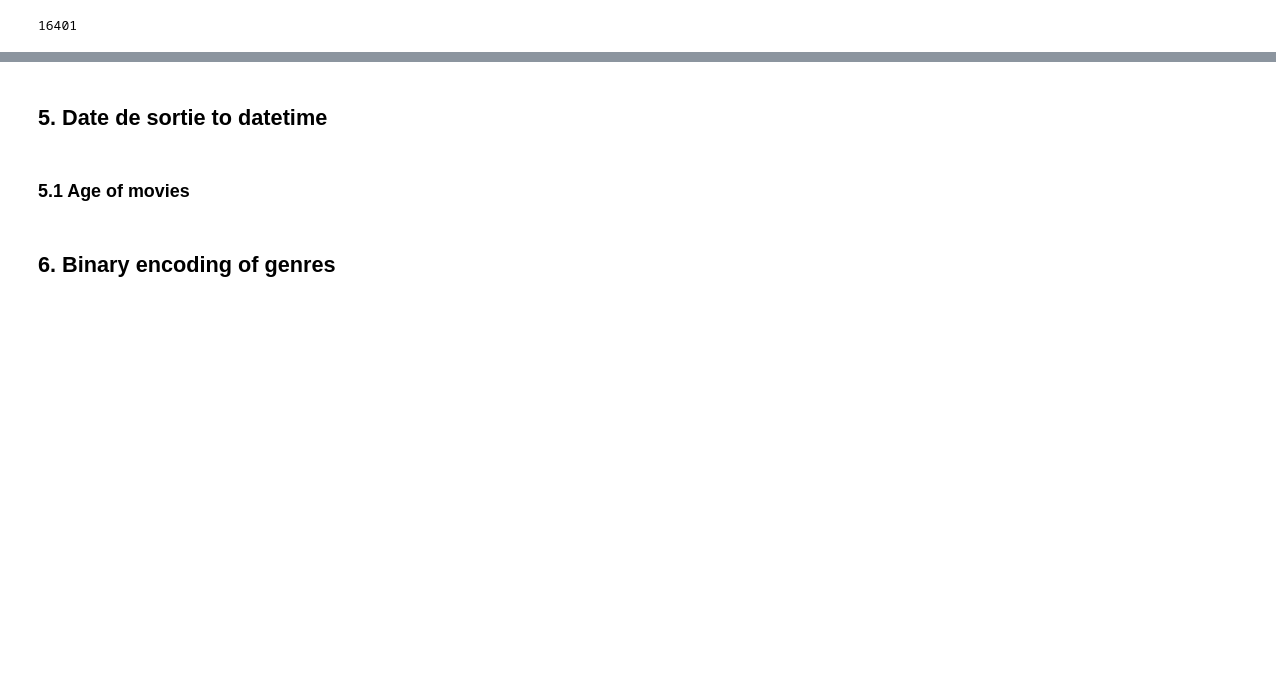
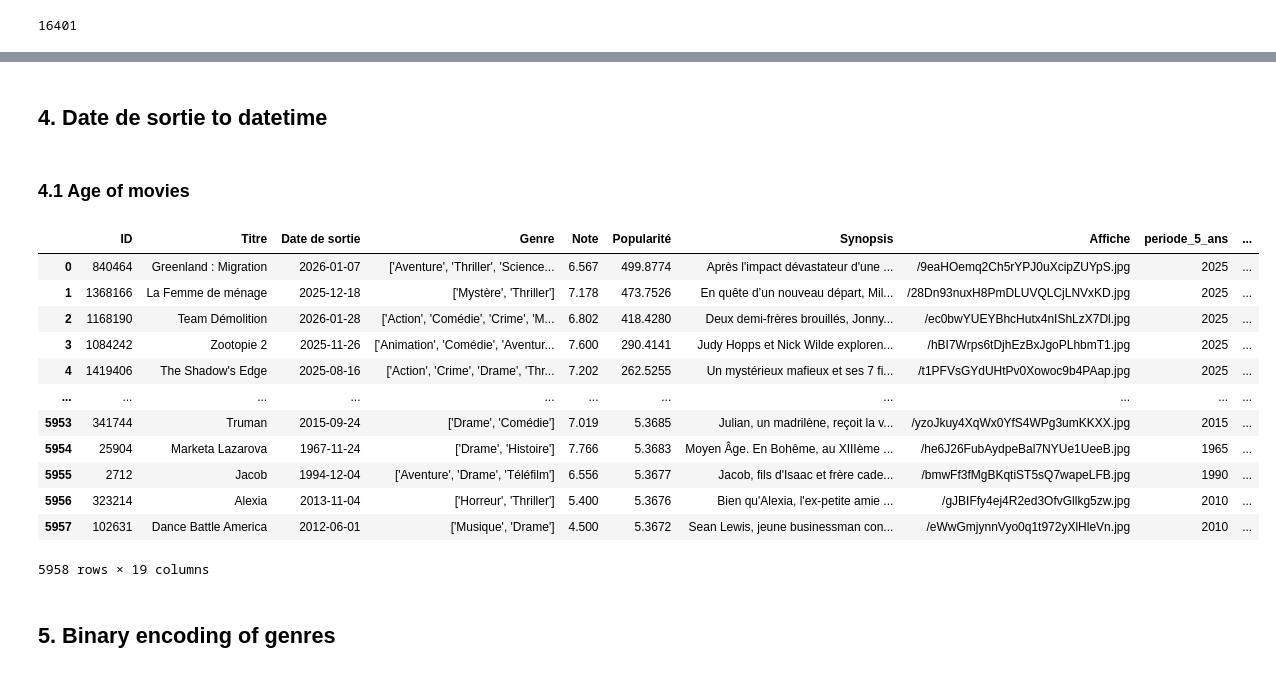
Before and after one commit to MelvinDerouck/Cinematch.io, a Jupyter notebook: notebooks/3. Preprocessing.ipynb, the cells around one changed output, grey strips where cells are left out. Drawn from its saved outputs; the diff is of its cells as text; code cells hidden in the pictures; blank space fills up the shorter version.

```diff
--- a/notebooks/3. Preprocessing.ipynb
+++ b/notebooks/3. Preprocessing.ipynb
@@ -497,0 +496,2 @@ len(set(corpus))
+# %%
+embedding_model = SentenceTransformer('paraphrase-multilingual-MiniLM-L12-v2')
@@ -672,0 +604,10 @@ plt.show()
+# %%
+# Créez la matrice d'embeddings
+import numpy as np
+embeddings_matrix = np.vstack(df['embeddings'].values)
+
+# Calculez la similarité
+from sklearn.metrics.pairwise import cosine_similarity
+cosine_sim = cosine_similarity(embeddings_matrix, embeddings_matrix)
+
+print("Matrice de similarité créée")
@@ -672,0 +616,23 @@ plt.show()
+# %%
+print("\n3. FILMS LES PLUS UNIQUES (faible similarité moyenne)")
+print("-" * 60)
+
+# Calculez la similarité moyenne de chaque film avec tous les autres
+avg_similarities = []
+for i in range(len(cosine_sim)):
+    # Similarité moyenne (en excluant le film lui-même)
+    sim_without_self = np.concatenate([cosine_sim[i][:i], cosine_sim[i][i+1:]])
+    avg_similarities.append(sim_without_self.mean())
+
+df['avg_similarity'] = avg_similarities
+
+# Films les plus uniques (faible similarité)
+unique_films = df.nsmallest(10, 'avg_similarity')[['Titre', 'avg_similarity']]
+print(unique_films.to_string(index=False))
+
+print("\n4. FILMS LES PLUS GÉNÉRIQUES (forte similarité moyenne)")
+print("-" * 60)
+
+# Films les plus génériques (forte similarité)
+generic_films = df.nlargest(10, 'avg_similarity')[['Titre', 'avg_similarity']]
+print(generic_films.to_string(index=False))
@@ -675,7 +659,6 @@ def final_clean(doc) :
 
     new_doc = process_synopsis_3(doc,
                                  rejoin=False,
-                                 lemm_or_stemm="stemm",
                                  list_rare_words=list_unique_words,
                                  min_len_word=2,
                                  force_is_alpha="alpha")
@@ -690,14 +675,30 @@ df.head(5)
 # %% [markdown]
-## 5. Date de sortie to datetime
+## 4. Date de sortie to datetime
 # %%
 df['Date de sortie'] = pd.to_datetime(df['Date de sortie'])
 # %% [markdown]
-### 5.1 Age of movies
+### 4.1 Age of movies
 # %%
 current_year = datetime.now().year
 df['Age du film'] = current_year - df['Date de sortie'].dt.year
+# %%
+df
+# %% [output]
+|  | ID | Titre | Date de sortie | Genre | Note | Popularité | Synopsis | Affiche | periode_5_ans | ... |
+| 0 | 840464 | Greenland : Migration | 2026-01-07 | ['Aventure', 'Thriller', 'Science... | 6.567 | 499.8774 | Après l'impact dévastateur d'une ... | /9eaHOemq2Ch5rYPJ0uXcipZUYpS.jpg | 2025 | ... |
+| 1 | 1368166 | La Femme de ménage | 2025-12-18 | ['Mystère', 'Thriller'] | 7.178 | 473.7526 | En quête d’un nouveau départ, Mil... | /28Dn93nuxH8PmDLUVQLCjLNVxKD.jpg | 2025 | ... |
+| 2 | 1168190 | Team Démolition | 2026-01-28 | ['Action', 'Comédie', 'Crime', 'M... | 6.802 | 418.4280 | Deux demi-frères brouillés, Jonny... | /ec0bwYUEYBhcHutx4nIShLzX7Dl.jpg | 2025 | ... |
+| 3 | 1084242 | Zootopie 2 | 2025-11-26 | ['Animation', 'Comédie', 'Aventur... | 7.600 | 290.4141 | Judy Hopps et Nick Wilde exploren... | /hBI7Wrps6tDjhEzBxJgoPLhbmT1.jpg | 2025 | ... |
+| 4 | 1419406 | The Shadow's Edge | 2025-08-16 | ['Action', 'Crime', 'Drame', 'Thr... | 7.202 | 262.5255 | Un mystérieux mafieux et ses 7 fi... | /t1PFVsGYdUHtPv0Xowoc9b4PAap.jpg | 2025 | ... |
+| ... | ... | ... | ... | ... | ... | ... | ... | ... | ... | ... |
+| 5953 | 341744 | Truman | 2015-09-24 | ['Drame', 'Comédie'] | 7.019 | 5.3685 | Julian, un madrilène, reçoit la v... | /yzoJkuy4XqWx0YfS4WPg3umKKXX.jpg | 2015 | ... |
+| 5954 | 25904 | Marketa Lazarova | 1967-11-24 | ['Drame', 'Histoire'] | 7.766 | 5.3683 | Moyen Âge. En Bohême, au XIIIème ... | /he6J26FubAydpeBal7NYUe1UeeB.jpg | 1965 | ... |
+| 5955 | 2712 | Jacob | 1994-12-04 | ['Aventure', 'Drame', 'Téléfilm'] | 6.556 | 5.3677 | Jacob, fils d'Isaac et frère cade... | /bmwFf3fMgBKqtiST5sQ7wapeLFB.jpg | 1990 | ... |
+| 5956 | 323214 | Alexia | 2013-11-04 | ['Horreur', 'Thriller'] | 5.400 | 5.3676 | Bien qu'Alexia, l'ex-petite amie ... | /gJBIFfy4ej4R2ed3OfvGllkg5zw.jpg | 2010 | ... |
+| 5957 | 102631 | Dance Battle America | 2012-06-01 | ['Musique', 'Drame'] | 4.500 | 5.3672 | Sean Lewis, jeune businessman con... | /eWwGmjynnVyo0q1t972yXlHleVn.jpg | 2010 | ... |
+5958 rows × 19 columns
 # %% [markdown]
-## 6. Binary encoding of genres
+## 5. Binary encoding of genres
 # %%
 print(len(df))
 print(df['Genre'].apply(lambda x: isinstance(x, str)).sum())
```
Also changed, not shown: parts of 35 cells of this notebook, 3 other files.
